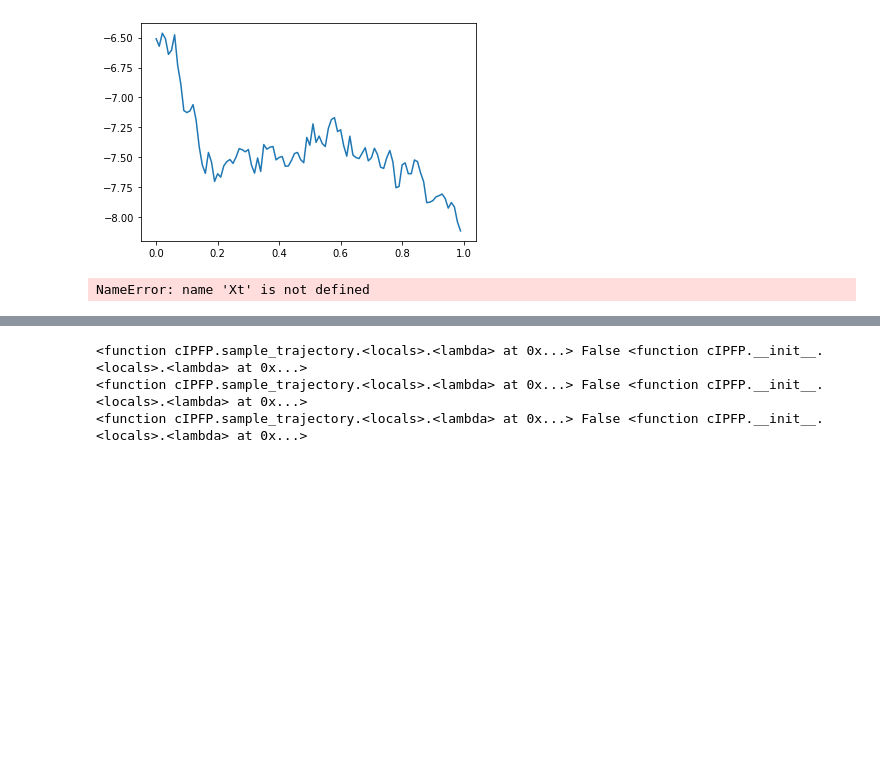
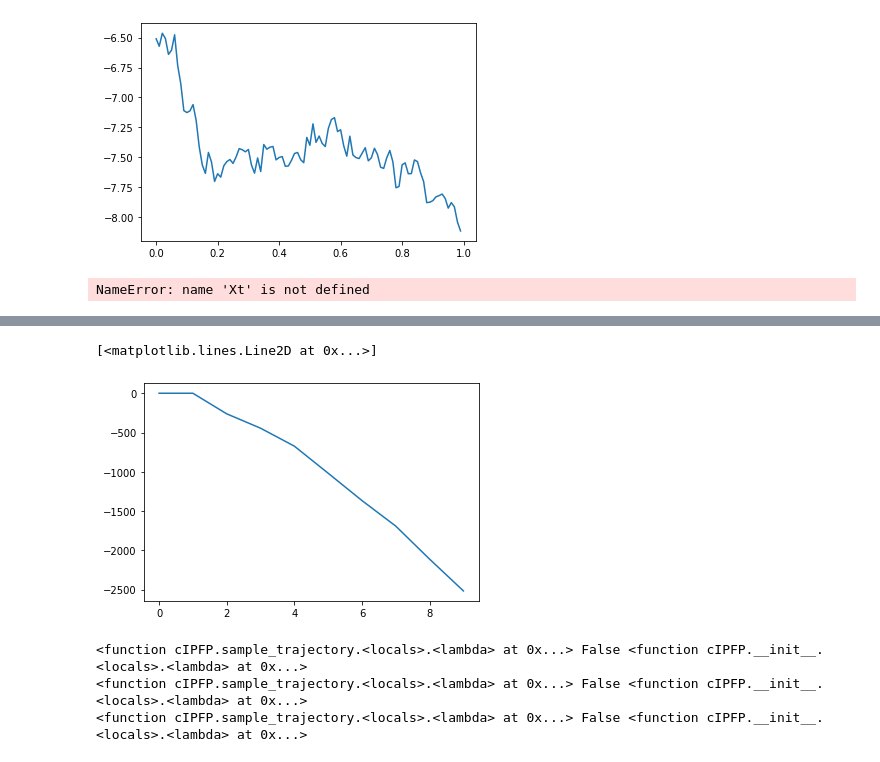
Before and after one commit to franciscovargas/SC-IPFP, a Jupyter notebook: notebooks/test_forwards_backwards.ipynb, the cells around one changed output, grey strips where cells are left out. Drawn from its saved outputs; the diff is of its cells as text; code cells hidden in the pictures; blank space fills up the shorter version.

```diff
--- a/notebooks/test_forwards_backwards.ipynb
+++ b/notebooks/test_forwards_backwards.ipynb
@@ -423,3 +424,9 @@ done with function
+# %%
+import matplotlib.pyplot as plt
+plt.plot(sizes)
+# %% [output]
+[<matplotlib.lines.Line2D at 0x...>]
+[figure, added]
 # %%
 c.inner_loss(theta_f, X1)
 # %%
```
Also changed, not shown: parts of 1 cell of this notebook, 3 other files.
